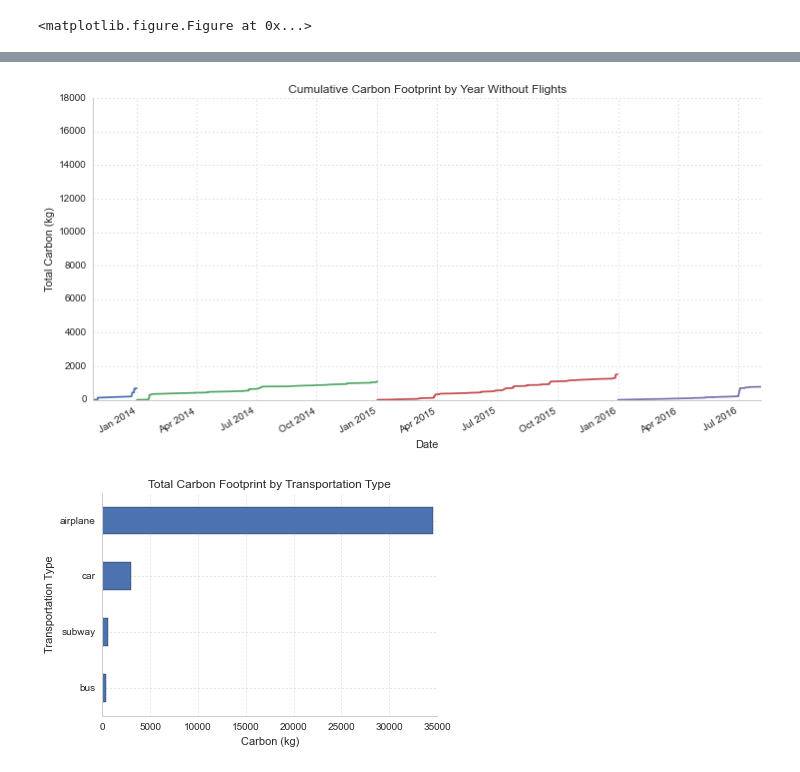
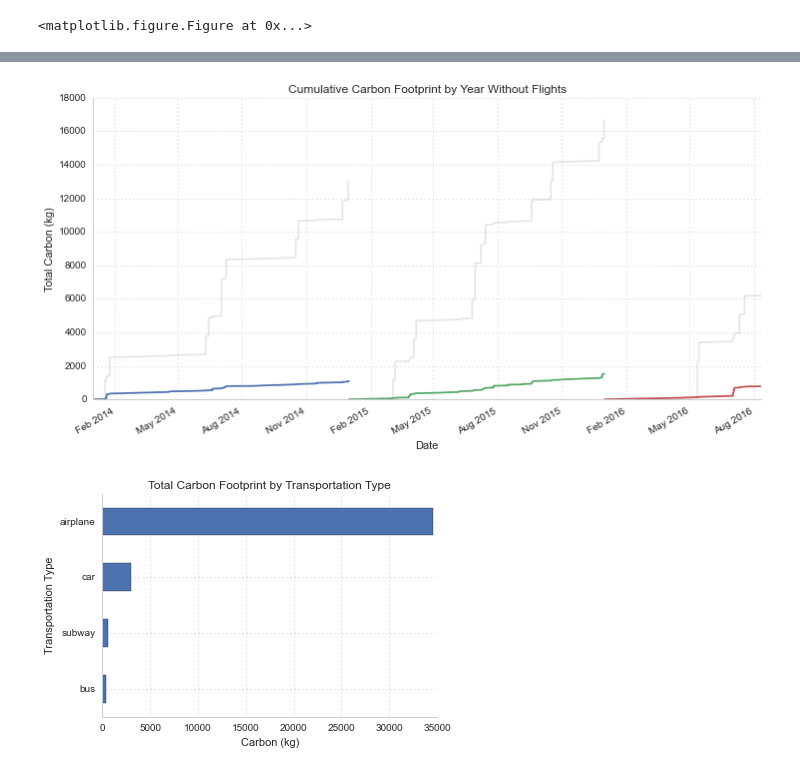
Before and after one commit to pdarche/carbon, a Jupyter notebook: notebooks/Carbon Footprint - EDA.ipynb, the cells around one changed output, grey strips where cells are left out. Cells and saved outputs as stored; diff of their text form; code cells hidden in the pictures.

```diff
--- a/notebooks/Carbon Footprint - EDA.ipynb
+++ b/notebooks/Carbon Footprint - EDA.ipynb
@@ -110,21 +106,41 @@ ax.xaxis.grid(False)
 # %%
-grouped_wo_flights = tdf[tdf.type != 'airplane'].groupby(lambda d: d.year)
+grouped_wo_flights = tdf[
+    (tdf.type != 'airplane') &
+    (tdf.startDatetime >= '2014-01-01')
+].groupby(lambda d: d.year)
 # %%
 grouped_type = tdf.groupby('type')
-# %%
-# Todo: set y range to 18,000
-ax = plt.axes()
-sns.despine()
-modify_gridlines(ax)
-pylab.ylim([0,18000])
-for name, group in grouped_wo_flights:
-    group.carbon.cumsum().plot(figsize=(12,6))
-plt.title('Cumulative Carbon Footprint by Year Without Flights')
-plt.xlabel('Date')
-plt.ylabel('Total Carbon (kg)')
-pylab.savefig('../images/cumulative_footprint_by_year_wo_flights.png')
-# %% [output]
-[figure, removed]
+# %%
+text_x = datetime.date(2014, 1, 10)
+fourteen_y = grouped_wo_flights.get_group(2014).carbon.sum()
+fifteen_y = grouped_wo_flights.get_group(2015).carbon.sum()
+sixteen_y = grouped_wo_flights.get_group(2016).carbon.sum()
+
+ax = plt.axes()
+sns.despine()
+modify_gridlines(ax)
+# pylab.ylim([0,18000])
+
+for name, group in grouped:
+    group.carbon.cumsum().plot(figsize=(12,6), alpha=0.2, color='gray')
+
+for name, group in grouped_wo_flights:
+    group.carbon.cumsum().plot(figsize=(12,6))
+plt.title('Cumulative Carbon Footprint by Year Without Flights')
+plt.xlabel('Date')
+plt.ylabel('Total Carbon (kg)')
+
+# plt.axhline(fourteen_y, color='gray', linewidth=.5, linestyle='--')
+# ax.text(text_x, fourteen_y + 200, '2014 total', fontsize=10, color='gray')
+# plt.axhline(fifteen_y, color='gray', linewidth=.5, linestyle='--')
+# ax.text(text_x, fifteen_y + 200, '2015 total', fontsize=10, color='gray')
+# plt.axhline(fifteen_y, color='gray', linewidth=.5, linestyle='--')
+# ax.text(text_x, sixteen_y + 200, '2016 to date', fontsize=10, color='gray')
+# plt.axhline(sixteen_y, color='gray', linewidth=.5, linestyle='--')
+
+pylab.savefig('../images/cumulative_footprint_by_year_wo_flights.png')
+# %% [output]
+[figure, added]
 # %%
 # Carbon distribution by transportation type
 ax = plt.axes()
```
Also changed, not shown: parts of 21 cells of this notebook, 7 other files.
